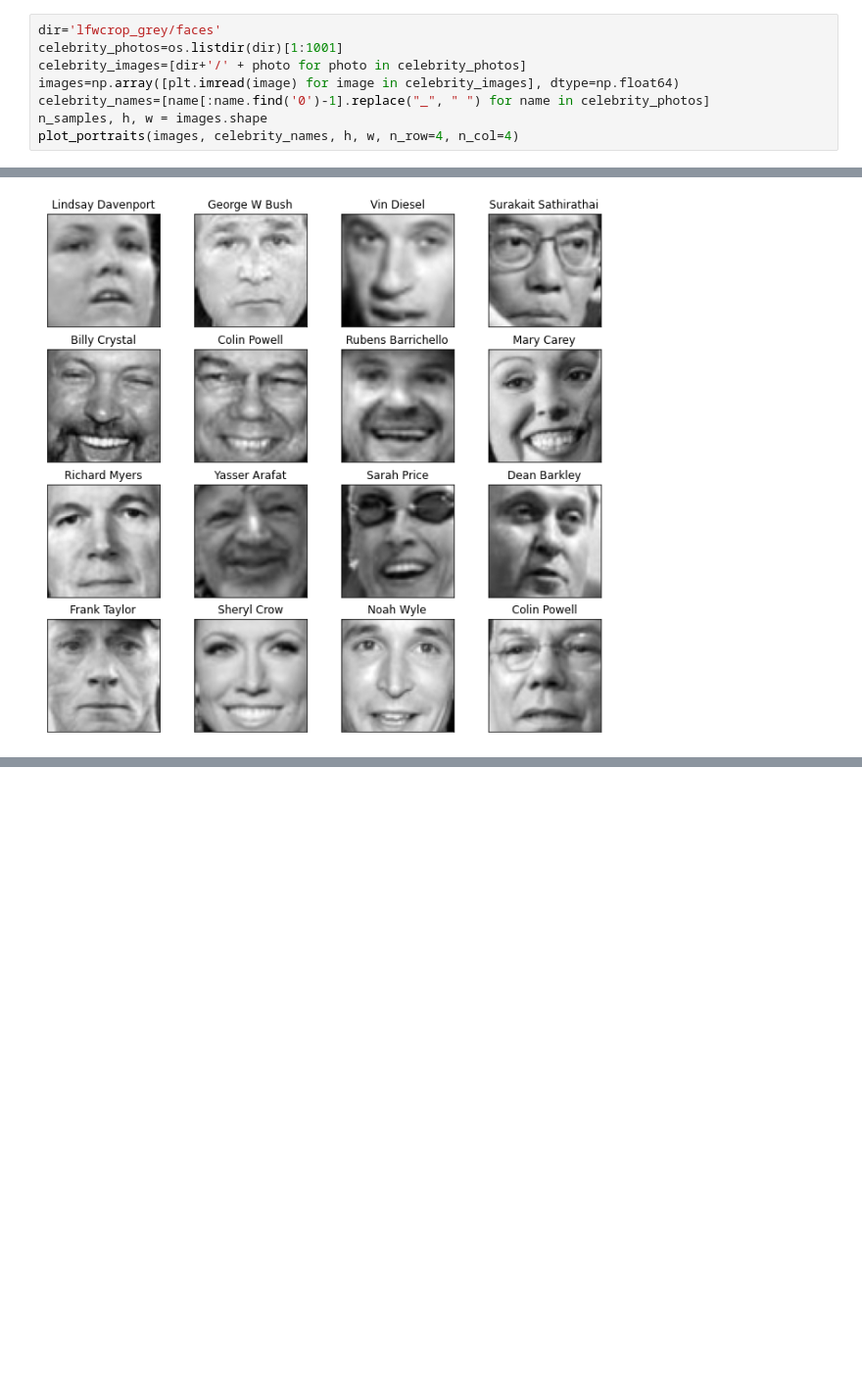
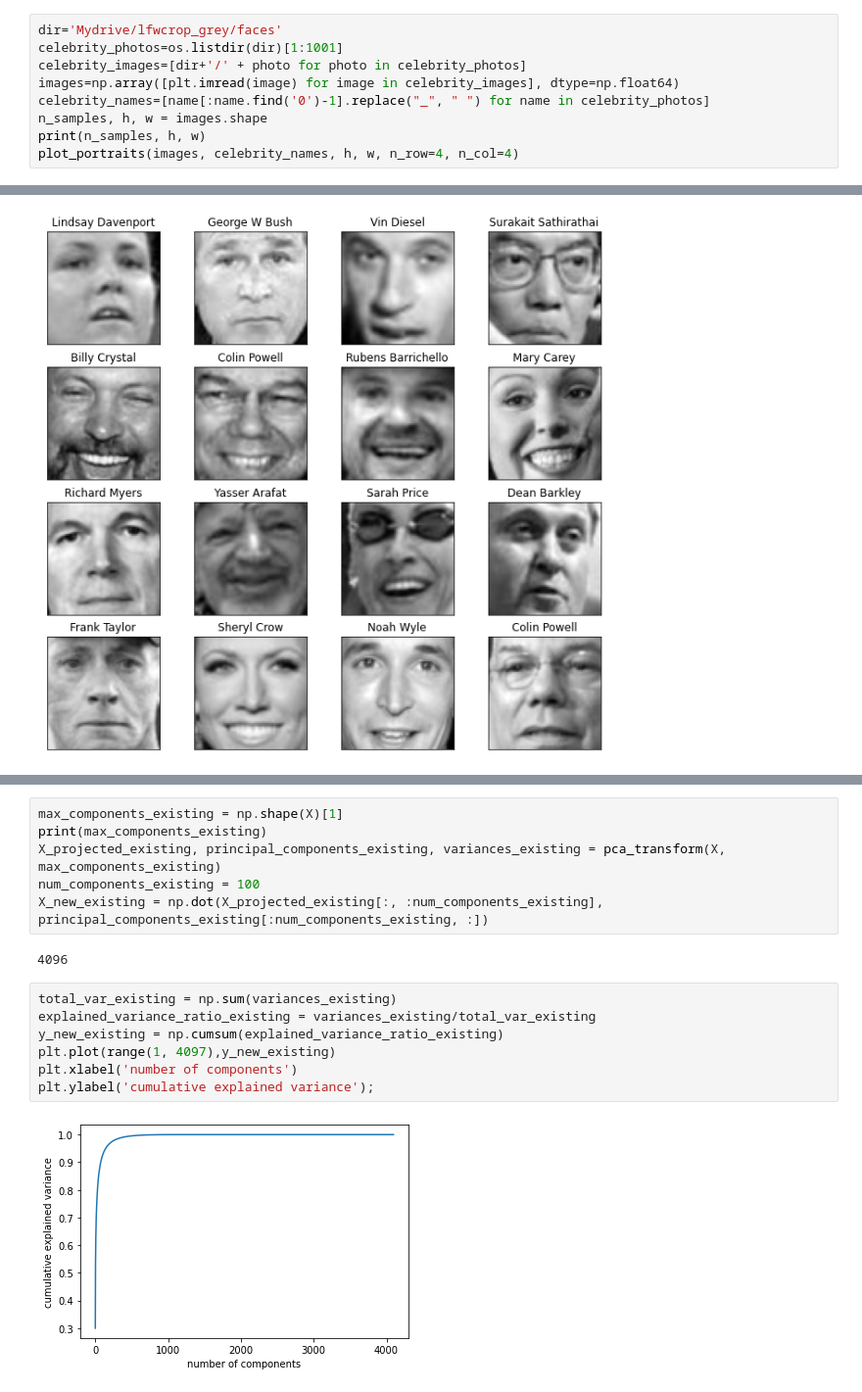
Before and after one commit to Sanketbodake1998/machinelearning, a Jupyter notebook: algorithms/Eigen Face.ipynb, the cells around one changed output, grey strips where cells are left out. Shown at 98% size. Saved outputs shown, nothing was run; the diff lists cells and outputs as text; blank space fills up the shorter version.

```diff
--- a/algorithms/Eigen Face.ipynb
+++ b/algorithms/Eigen Face.ipynb
@@ -24,11 +24,12 @@ def pca(X, n_pc):
 
     return projected, components, mean, centered_data
 # %%
-dir='lfwcrop_grey/faces'
+dir='Mydrive/lfwcrop_grey/faces'
 celebrity_photos=os.listdir(dir)[1:1001]
 celebrity_images=[dir+'/' + photo for photo in celebrity_photos]
 images=np.array([plt.imread(image) for image in celebrity_images], dtype=np.float64)
 celebrity_names=[name[:name.find('0')-1].replace("_", " ") for name in celebrity_photos]
 n_samples, h, w = images.shape
+print(n_samples, h, w)
 plot_portraits(images, celebrity_names, h, w, n_row=4, n_col=4)
 # %% [output]
@@ -77,0 +122,17 @@ plot_portraits(recovered_images, celebrity_names, h, w, n_row=4, n_col=4)
+# %%
+max_components_existing = np.shape(X)[1]
+print(max_components_existing)
+X_projected_existing, principal_components_existing, variances_existing = pca_transform(X, max_components_existing)
+num_components_existing = 100
+X_new_existing = np.dot(X_projected_existing[:, :num_components_existing], principal_components_existing[:num_components_existing, :])
+# %% [output]
+4096
+# %%
+total_var_existing = np.sum(variances_existing)
+explained_variance_ratio_existing = variances_existing/total_var_existing
+y_new_existing = np.cumsum(explained_variance_ratio_existing)
+plt.plot(range(1, 4097),y_new_existing)
+plt.xlabel('number of components')
+plt.ylabel('cumulative explained variance');
+# %% [output]
+[figure, added]
```
Also changed, not shown: parts of 2 cells of this notebook, 2 other files.
